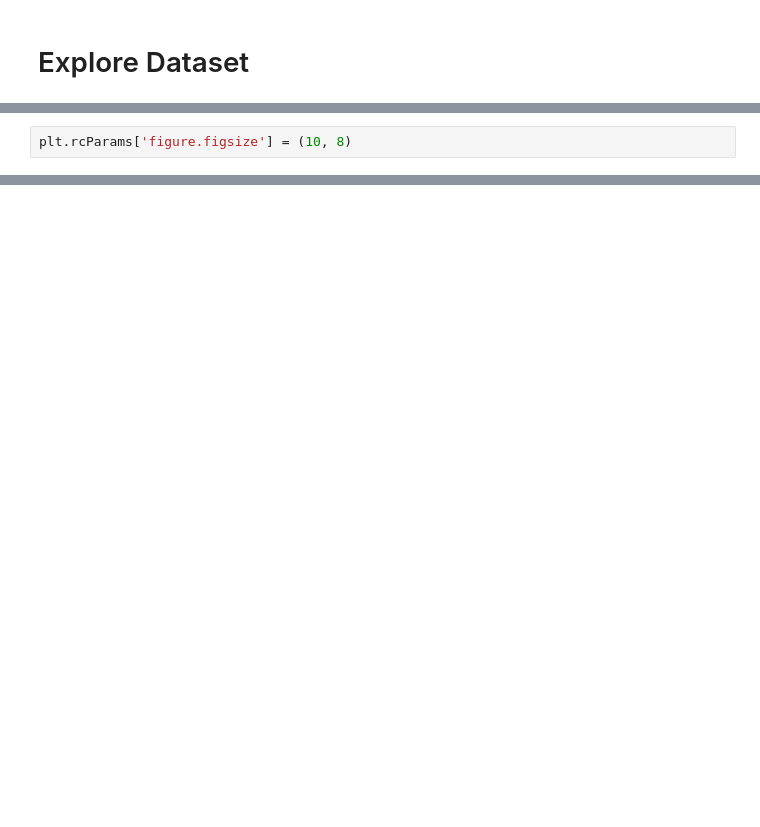
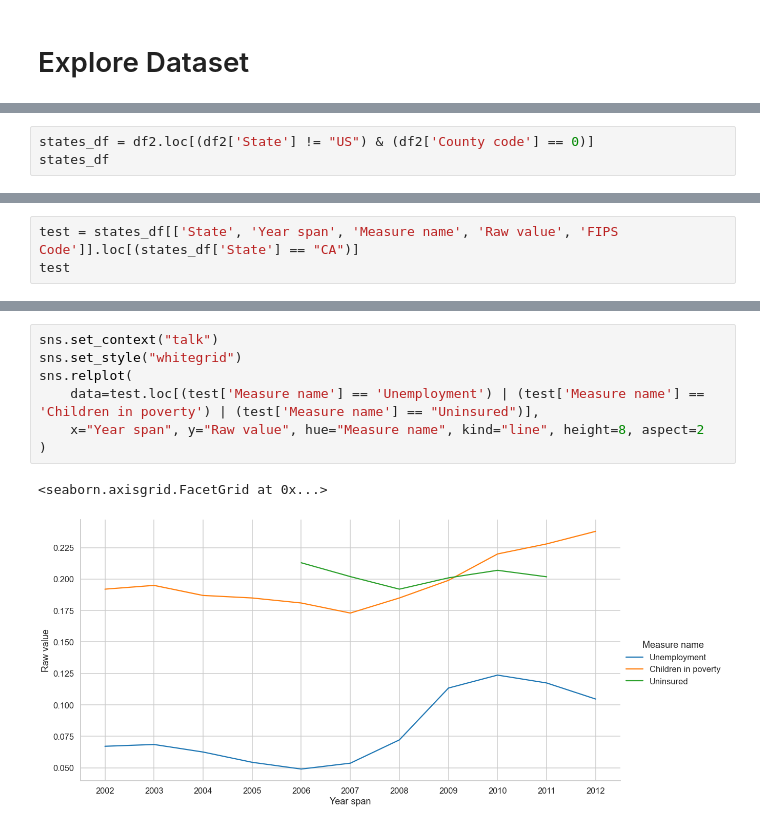
Before and after one commit to spicyyramen/US-county-health-rankings, a Jupyter notebook: exploratory_analysis.ipynb, the cells around one changed output, grey strips where cells are left out. Saved outputs shown, nothing was run; the diff lists cells and outputs as text; blank space fills up the shorter version.

Commit message:
updated exploratory analysis file with charts

```diff
--- a/exploratory_analysis.ipynb
+++ b/exploratory_analysis.ipynb
@@ -81,2 +58,0 @@ array(['Violent crime rate', 'Unemployment', 'Children in poverty', nan,
-# %%
-plt.rcParams['figure.figsize'] = (10, 8)
@@ -92,0 +63,3 @@ g.set_title("Violent Crime Rate Over Time - California");
+# %%
+states_df = df2.loc[(df2['State'] != "US") & (df2['County code'] == 0)]
+states_df
@@ -92,0 +123,3 @@ g.set_title("Violent Crime Rate Over Time - California");
+# %%
+test = states_df[['State', 'Year span', 'Measure name', 'Raw value', 'FIPS Code']].loc[(states_df['State'] == "CA")]
+test
@@ -92,0 +140,10 @@ g.set_title("Violent Crime Rate Over Time - California");
+# %%
+sns.set_context("talk")
+sns.set_style("whitegrid")
+sns.relplot(
+    data=test.loc[(test['Measure name'] == 'Unemployment') | (test['Measure name'] == 'Children in poverty') | (test['Measure name'] == "Uninsured")],
+    x="Year span", y="Raw value", hue="Measure name", kind="line", height=8, aspect=2
+)
+# %% [output]
+<seaborn.axisgrid.FacetGrid at 0x...>
+[figure, added]
```
Also changed, not shown: parts of 24 cells of this notebook.
